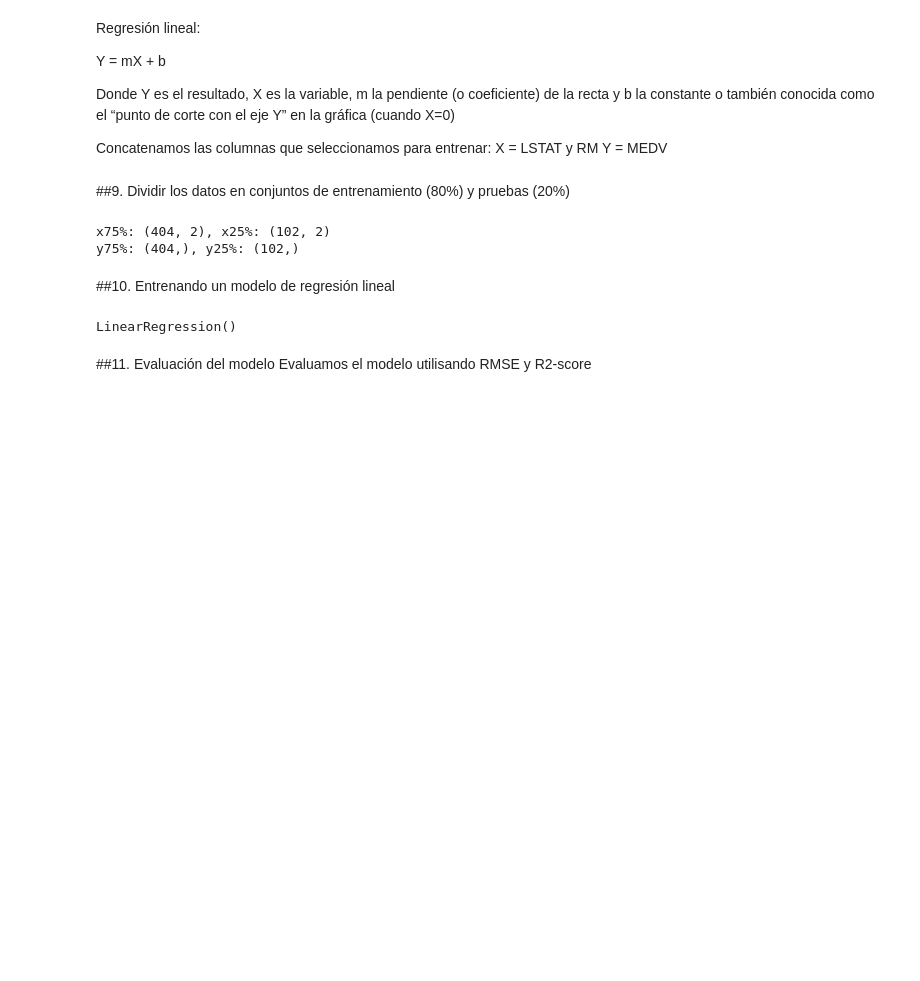
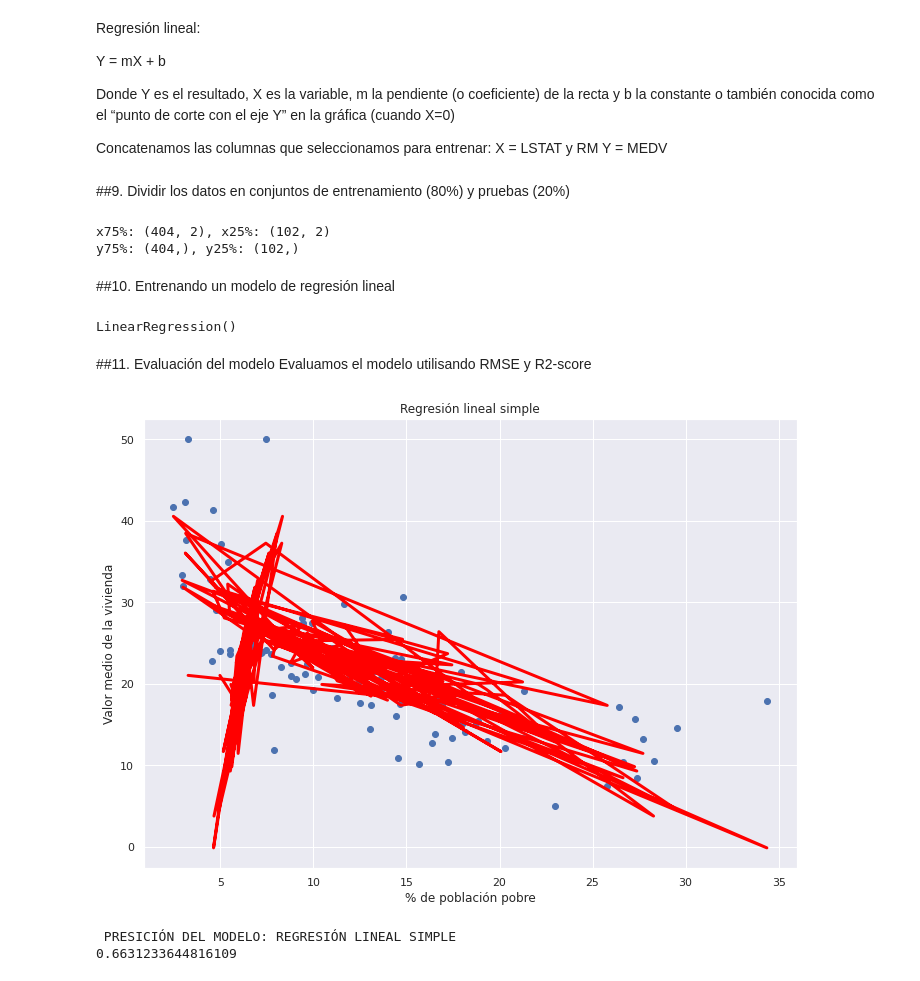
Before and after one commit to santiagomc12/Deep-Learning-20221, a Jupyter notebook: Primer Periodo/P1T3_RegresionLineal.ipynb, the cells around one changed output. Saved outputs shown, nothing was run; the diff lists cells and outputs as text; code cells hidden in the pictures; blank space fills up the shorter version.

```diff
--- a/Primer Periodo/P1T3_RegresionLineal.ipynb
+++ b/Primer Periodo/P1T3_RegresionLineal.ipynb
@@ -271,5 +279,16 @@ Evaluamos el modelo utilisando RMSE y R2-score
 # %%
 #poner a prueba la maquina (modelo)
 Y_pred = lin_model.predict(X_test)
 plt.scatter(X_test['LSTAT'], Y_test)
-plt.plot()
+plt.plot(X_test, Y_pred, color='red', linewidth=3)
+plt.title('Regresión lineal simple')
+#plt.xlabel('Número de habitaciones')
+plt.xlabel('% de población pobre')
+plt.ylabel('Valor medio de la vivienda')
+plt.show()
+print('\n PRESICIÓN DEL MODELO: REGRESIÓN LINEAL SIMPLE')
+print(lin_model.score(X_train, Y_train))
+# %% [output]
+[figure, added]
+ PRESICIÓN DEL MODELO: REGRESIÓN LINEAL SIMPLE
+0.6631233644816109
```
Also changed, not shown: parts of 12 cells of this notebook.
